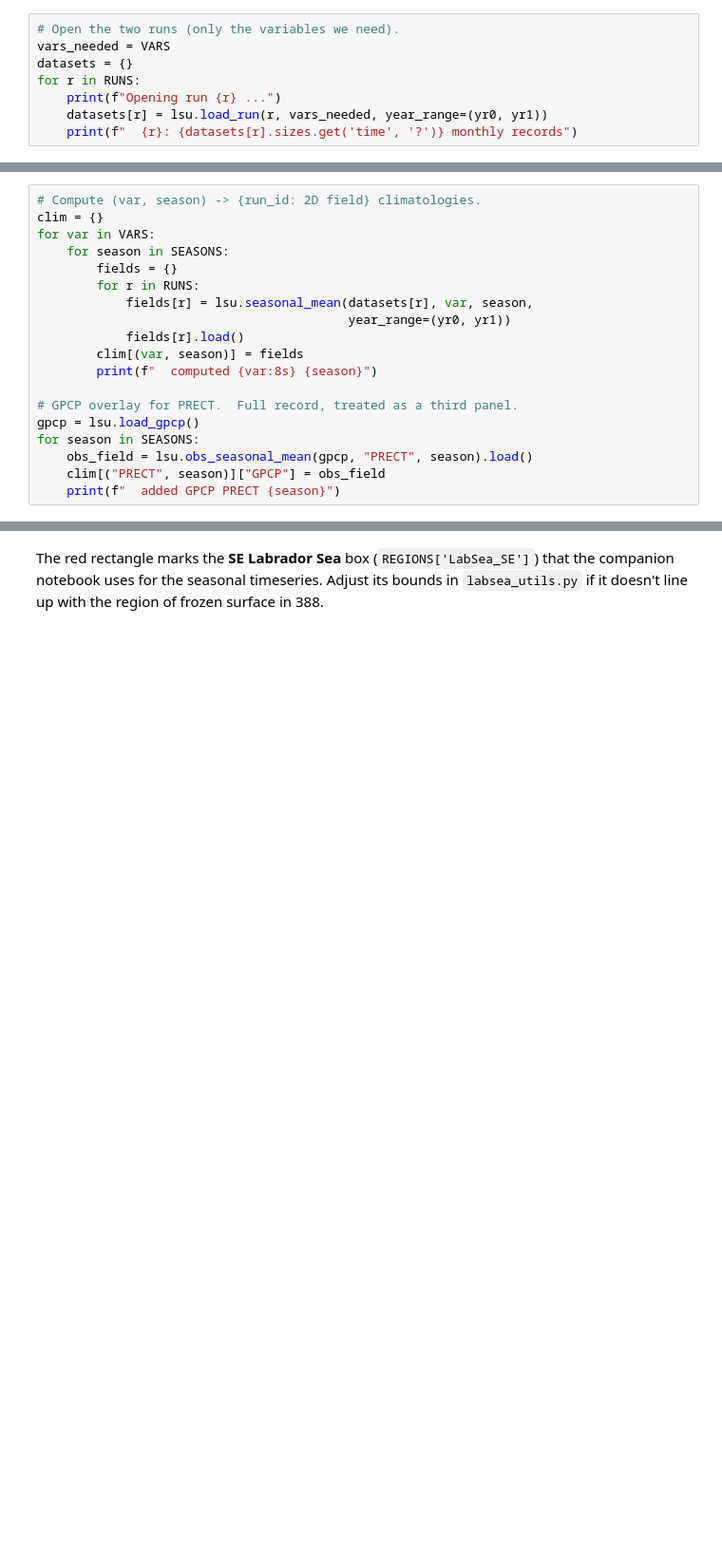
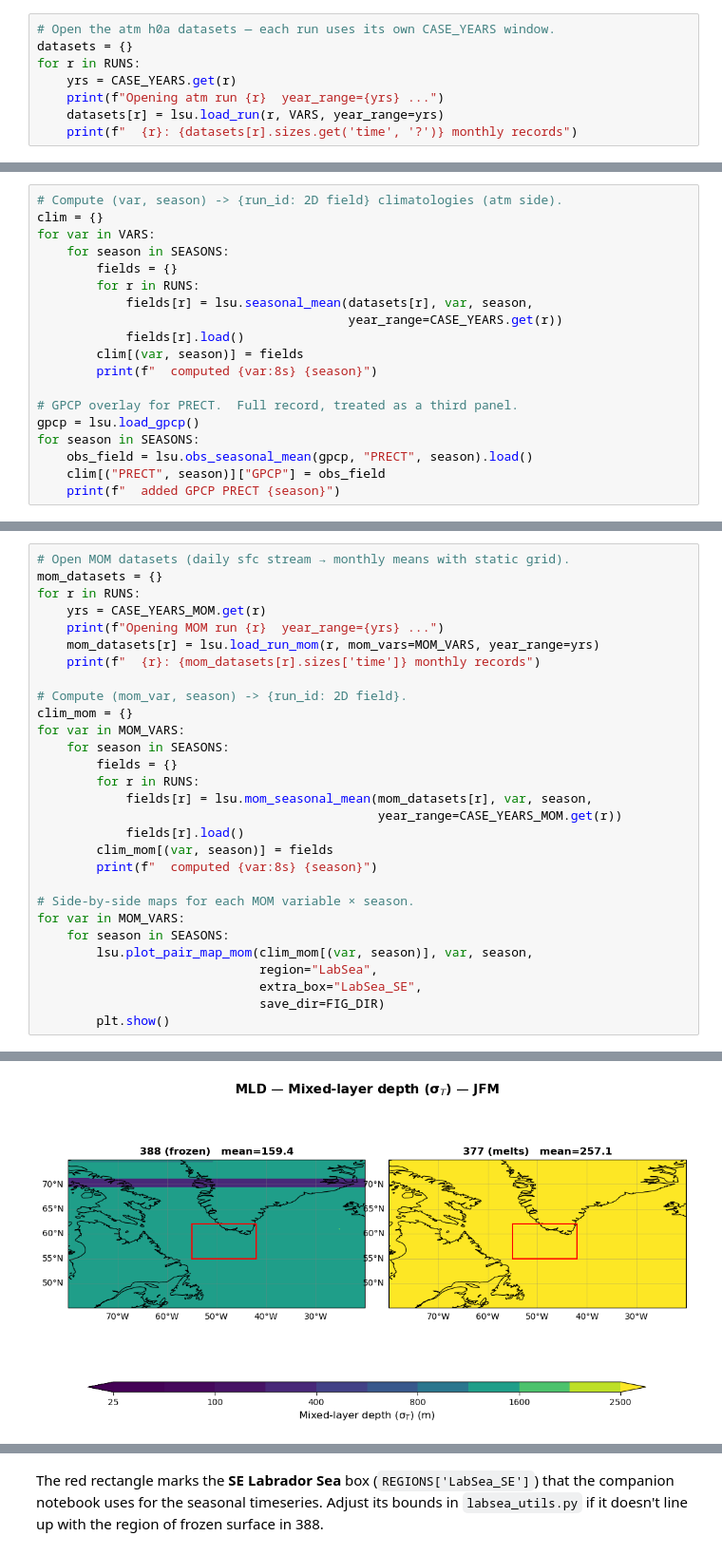
Before and after one commit to swrneale/python-scripts, a Jupyter notebook: CAM7_CESM3_dev/LabSea/labsea_maps.ipynb, the cells around one changed output, grey strips where cells are left out. Shown at 95% size. Drawn from its saved outputs; the diff is of its cells as text; blank space fills up the shorter version.

```diff
--- a/CAM7_CESM3_dev/LabSea/labsea_maps.ipynb
+++ b/CAM7_CESM3_dev/LabSea/labsea_maps.ipynb
@@ -85,11 +110,11 @@ Scheduler-ea57307d-2dd2-40d7-a2fd-848f7d0abfc8
 | Started: Just now | Total memory: 0 B |
 Workers
 # %%
-# Open the two runs (only the variables we need).
-vars_needed = VARS
+# Open the atm h0a datasets — each run uses its own CASE_YEARS window.
 datasets = {}
 for r in RUNS:
-    print(f"Opening run {r} ...")
-    datasets[r] = lsu.load_run(r, vars_needed, year_range=(yr0, yr1))
+    yrs = CASE_YEARS.get(r)
+    print(f"Opening atm run {r}  year_range={yrs} ...")
+    datasets[r] = lsu.load_run(r, VARS, year_range=yrs)
     print(f"  {r}: {datasets[r].sizes.get('time', '?')} monthly records")
 # %% [output]
@@ -100,12 +125,12 @@ Opening run 377 ...
 # %%
-# Compute (var, season) -> {run_id: 2D field} climatologies.
+# Compute (var, season) -> {run_id: 2D field} climatologies (atm side).
 clim = {}
 for var in VARS:
     for season in SEASONS:
         fields = {}
         for r in RUNS:
             fields[r] = lsu.seasonal_mean(datasets[r], var, season,
-                                          year_range=(yr0, yr1))
+                                          year_range=CASE_YEARS.get(r))
             fields[r].load()
         clim[(var, season)] = fields
         print(f"  computed {var:8s} {season}")
@@ -142,0 +192,30 @@ for var in VARS:
+# %%
+# Open MOM datasets (daily sfc stream → monthly means with static grid).
+mom_datasets = {}
+for r in RUNS:
+    yrs = CASE_YEARS_MOM.get(r)
+    print(f"Opening MOM run {r}  year_range={yrs} ...")
+    mom_datasets[r] = lsu.load_run_mom(r, mom_vars=MOM_VARS, year_range=yrs)
+    print(f"  {r}: {mom_datasets[r].sizes['time']} monthly records")
+
+# Compute (mom_var, season) -> {run_id: 2D field}.
+clim_mom = {}
+for var in MOM_VARS:
+    for season in SEASONS:
+        fields = {}
+        for r in RUNS:
+            fields[r] = lsu.mom_seasonal_mean(mom_datasets[r], var, season,
+                                              year_range=CASE_YEARS_MOM.get(r))
+            fields[r].load()
+        clim_mom[(var, season)] = fields
+        print(f"  computed {var:8s} {season}")
+
+# Side-by-side maps for each MOM variable × season.
+for var in MOM_VARS:
+    for season in SEASONS:
+        lsu.plot_pair_map_mom(clim_mom[(var, season)], var, season,
+                              region="LabSea",
+                              extra_box="LabSea_SE",
+                              save_dir=FIG_DIR)
+        plt.show()
+# %% [output]
@@ -142,0 +230 @@ for var in VARS:
+[figure, added]
```
Also changed, not shown: parts of 8 cells of this notebook, 10 other files.
